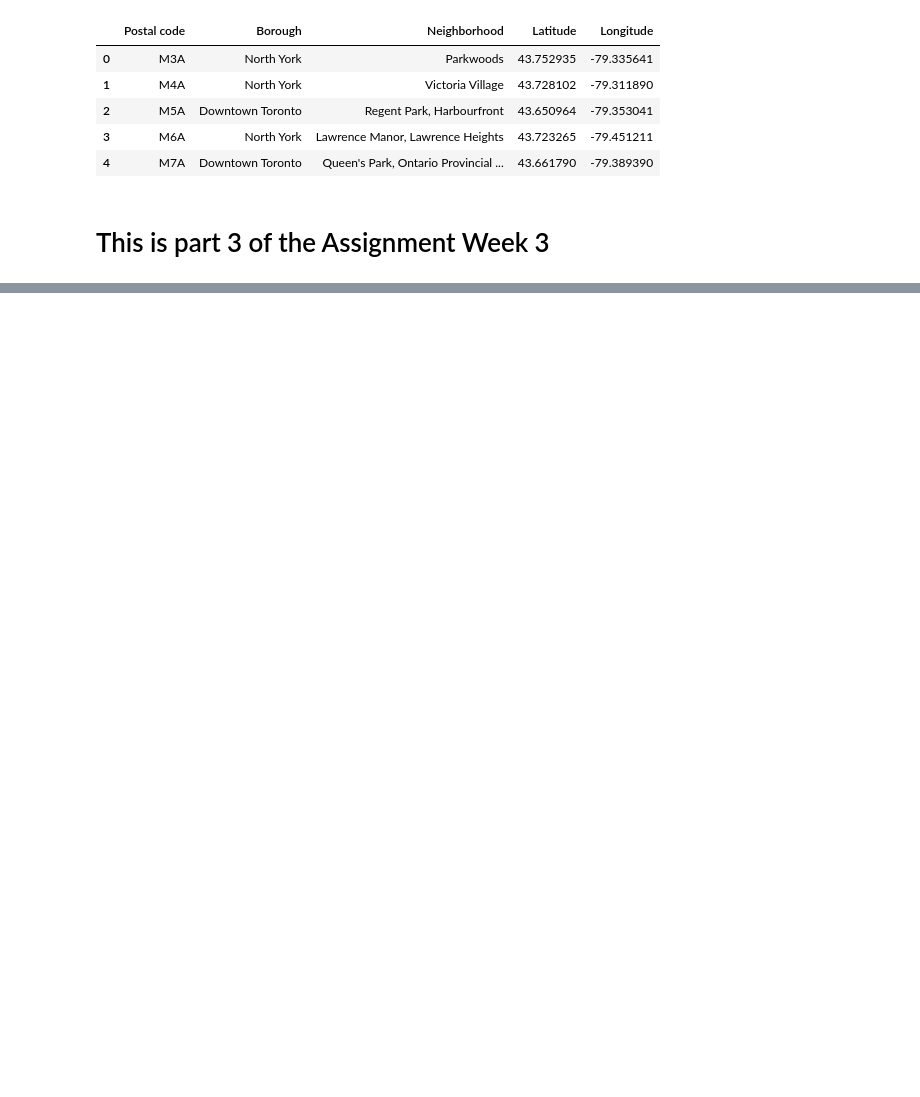
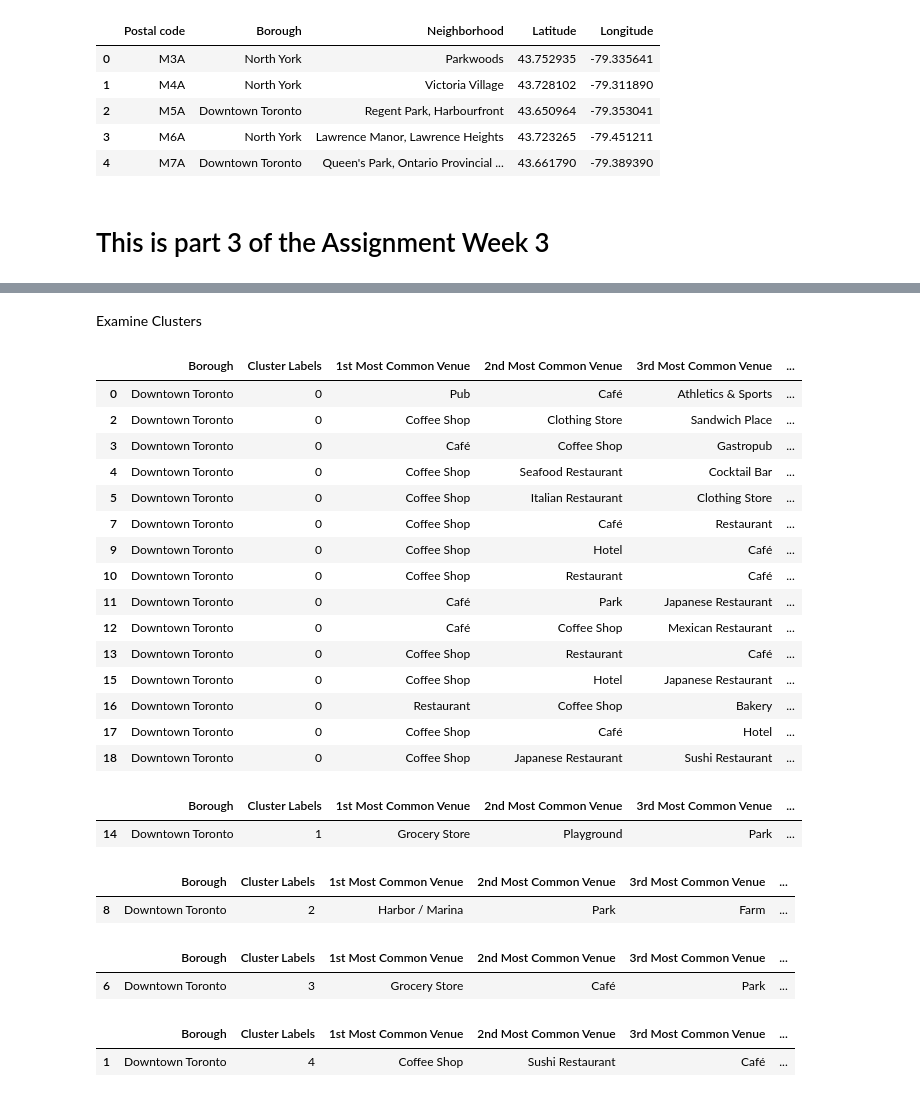
Before and after one commit to AnMarsch/Coursera_Capstone, a Jupyter notebook: Capstone Project Week 3.ipynb, the cells around one changed output, grey strips where cells are left out. Cells and saved outputs as stored; diff of their text form; code cells hidden in the pictures; blank space fills up the shorter version.

```diff
--- a/Capstone Project Week 3.ipynb
+++ b/Capstone Project Week 3.ipynb
@@ -235,0 +643,9 @@ tab_coord.head(5)
+# %%
+#Let's put that into a pandas dataframe
+#First, let's write a function to sort the venues in descending order.
+
+def return_most_common_venues(row, num_top_venues):
+    row_categories = row.iloc[1:]
+    row_categories_sorted = row_categories.sort_values(ascending=False)
+
+    return row_categories_sorted.index.values[0:num_top_venues]
@@ -235,0 +688,13 @@ tab_coord.head(5)
+# %%
+#Run k-means to cluster the neighborhood into 5 clusters.
+
+# set number of clusters
+kclusters = 5
+
+downtown_grouped_clustering = downtown_grouped.drop('Neighborhood', 1)
+
+# run k-means clustering
+kmeans = KMeans(n_clusters=kclusters, random_state=0).fit(downtown_grouped_clustering)
+
+# check cluster labels generated for each row in the dataframe
+kmeans.labels_[0:10]
@@ -235,0 +703,12 @@ tab_coord.head(5)
+# %%
+#Let's create a new dataframe that includes the cluster as well as the top 10 venues for each neighborhood.
+
+# add clustering labels
+neighborhoods_venues_sorted.insert(0, 'Cluster Labels', kmeans.labels_)
+
+downtown_merged = downtown_data
+
+# merge toronto_grouped with toronto_data to add latitude/longitude for each neighborhood
+downtown_merged = downtown_merged.join(neighborhoods_venues_sorted.set_index('Neighborhood'), on='Neighborhood')
+
+downtown_merged.head()
@@ -235,0 +754,46 @@ tab_coord.head(5)
+# %% [markdown]
+Examine Clusters
+# %%
+#Cluster 1
+downtown_merged.loc[downtown_merged['Cluster Labels'] == 0, downtown_merged.columns[[1] + list(range(5, downtown_merged.shape[1]))]]
+# %% [output]
+|  | Borough | Cluster Labels | 1st Most Common Venue | 2nd Most Common Venue | 3rd Most Common Venue | ... |
+| 0 | Downtown Toronto | 0 | Pub | Café | Athletics & Sports | ... |
+| 2 | Downtown Toronto | 0 | Coffee Shop | Clothing Store | Sandwich Place | ... |
+| 3 | Downtown Toronto | 0 | Café | Coffee Shop | Gastropub | ... |
+| 4 | Downtown Toronto | 0 | Coffee Shop | Seafood Restaurant | Cocktail Bar | ... |
+| 5 | Downtown Toronto | 0 | Coffee Shop | Italian Restaurant | Clothing Store | ... |
+| 7 | Downtown Toronto | 0 | Coffee Shop | Café | Restaurant | ... |
+| 9 | Downtown Toronto | 0 | Coffee Shop | Hotel | Café | ... |
+| 10 | Downtown Toronto | 0 | Coffee Shop | Restaurant | Café | ... |
+| 11 | Downtown Toronto | 0 | Café | Park | Japanese Restaurant | ... |
+| 12 | Downtown Toronto | 0 | Café | Coffee Shop | Mexican Restaurant | ... |
+| 13 | Downtown Toronto | 0 | Coffee Shop | Restaurant | Café | ... |
+| 15 | Downtown Toronto | 0 | Coffee Shop | Hotel | Japanese Restaurant | ... |
+| 16 | Downtown Toronto | 0 | Restaurant | Coffee Shop | Bakery | ... |
+| 17 | Downtown Toronto | 0 | Coffee Shop | Café | Hotel | ... |
+| 18 | Downtown Toronto | 0 | Coffee Shop | Japanese Restaurant | Sushi Restaurant | ... |
+# %%
+#Cluster 2
+downtown_merged.loc[downtown_merged['Cluster Labels'] == 1, downtown_merged.columns[[1] + list(range(5, downtown_merged.shape[1]))]]
+# %% [output]
+|  | Borough | Cluster Labels | 1st Most Common Venue | 2nd Most Common Venue | 3rd Most Common Venue | ... |
+| 14 | Downtown Toronto | 1 | Grocery Store | Playground | Park | ... |
+# %%
+#Cluster 3
+downtown_merged.loc[downtown_merged['Cluster Labels'] == 2, downtown_merged.columns[[1] + list(range(5, downtown_merged.shape[1]))]]
+# %% [output]
+|  | Borough | Cluster Labels | 1st Most Common Venue | 2nd Most Common Venue | 3rd Most Common Venue | ... |
+| 8 | Downtown Toronto | 2 | Harbor / Marina | Park | Farm | ... |
+# %%
+#Cluster 4
+downtown_merged.loc[downtown_merged['Cluster Labels'] == 3, downtown_merged.columns[[1] + list(range(5, downtown_merged.shape[1]))]]
+# %% [output]
+|  | Borough | Cluster Labels | 1st Most Common Venue | 2nd Most Common Venue | 3rd Most Common Venue | ... |
+| 6 | Downtown Toronto | 3 | Grocery Store | Café | Park | ... |
+# %%
+#Cluster 5
+downtown_merged.loc[downtown_merged['Cluster Labels'] == 4, downtown_merged.columns[[1] + list(range(5, downtown_merged.shape[1]))]]
+# %% [output]
+|  | Borough | Cluster Labels | 1st Most Common Venue | 2nd Most Common Venue | 3rd Most Common Venue | ... |
+| 1 | Downtown Toronto | 4 | Coffee Shop | Sushi Restaurant | Café | ... |
```
Also changed, not shown: parts of 41 cells of this notebook.
